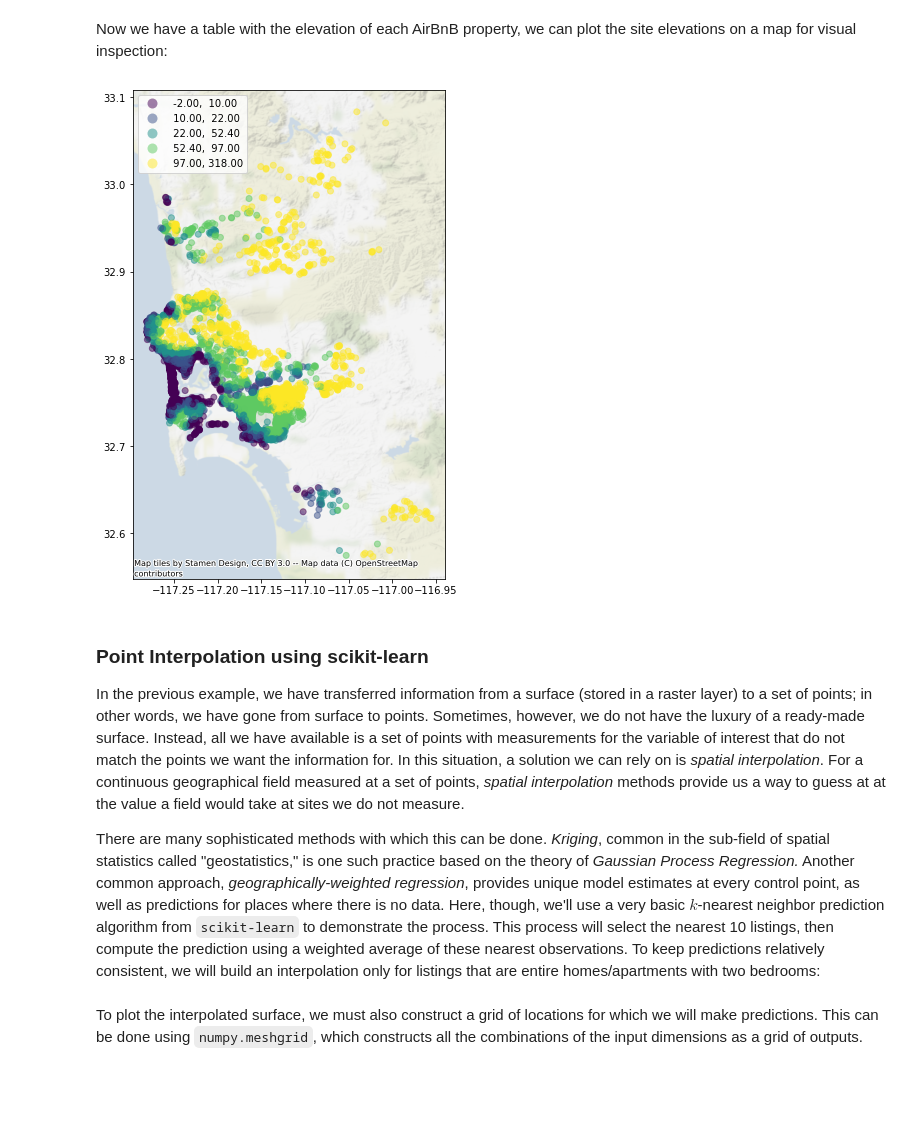
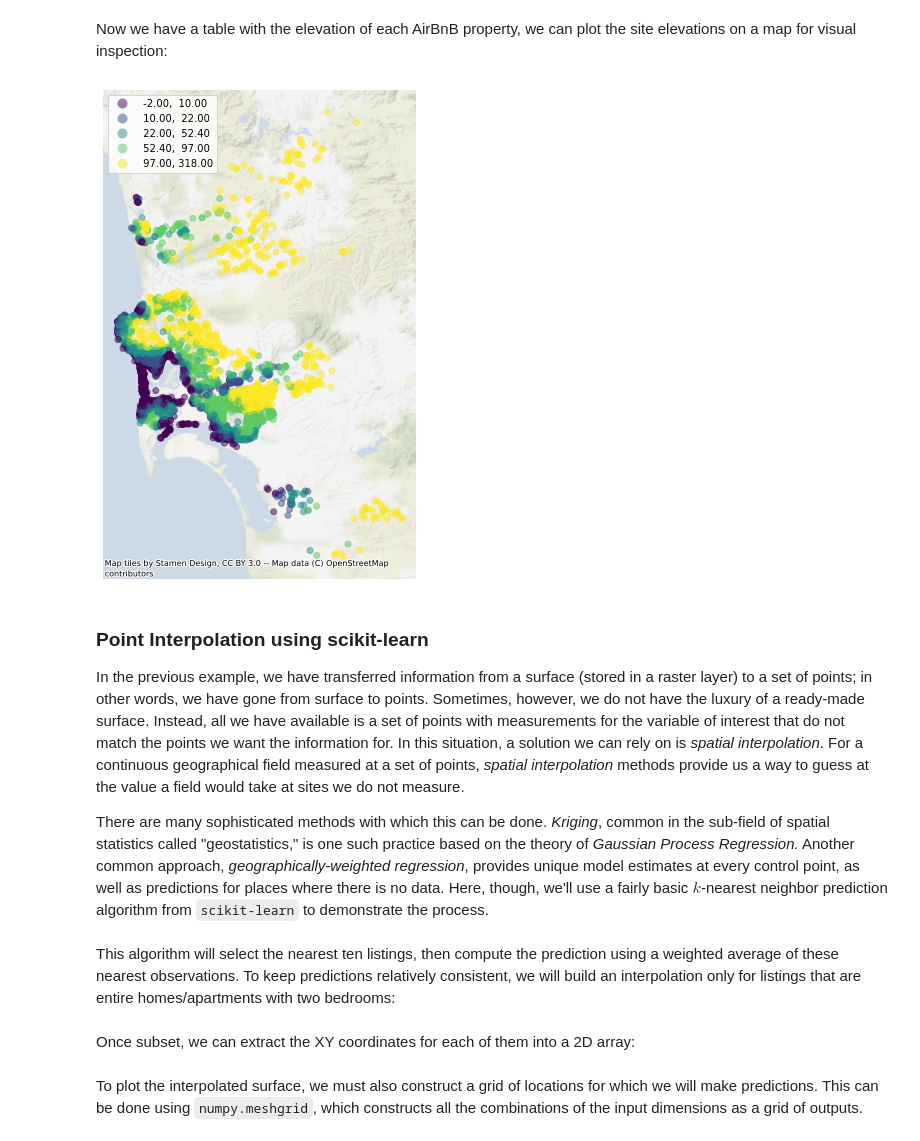
Before and after one commit to gdsbook/book, a Jupyter notebook: notebooks/12_feature_engineering.ipynb, the cells around one changed output. Saved outputs shown, nothing was run; the diff lists cells and outputs as text; code cells hidden in the pictures; blank space fills up the shorter version.

```diff
--- a/notebooks/12_feature_engineering.ipynb
+++ b/notebooks/12_feature_engineering.ipynb
@@ -277,30 +314,38 @@ elevation.head()
 # %% [markdown]
 Now we have a table with the elevation of each  AirBnB property, we can plot the site elevations on a map for visual inspection:
 # %%
+# Set up figure and axis
 f, ax = plt.subplots(1, figsize=(9, 9))
+# Join elevation data to original Airbnb table
 airbnbs.join(
     elevation
+# Plot elevation at each Airbnb location as a quantile choropleth
 ).plot(
     column="Elevation",
     scheme="quantiles",
     legend=True,
     alpha=0.5,
     ax=ax
 )
+# Add Stamen's terrain basemap
 contextily.add_basemap(
     ax,
     crs=airbnbs.crs.to_string(),
     source=contextily.providers.Stamen.TerrainBackground,
     alpha=0.5
 )
+# Remove axes
+ax.set_axis_off();
 # %% [output]
-[figure, old version]
+[figure, new version]
 # %% [markdown]
 ### Point Interpolation using scikit-learn
 
-In the previous example, we have transferred information from a surface (stored in a raster layer) to a set of points; in other words, we have gone from surface to points. Sometimes, however, we do not have the luxury of a ready-made surface. Instead, all we have available is a set of points with measurements for the variable of interest that do not match the points we want the information for. In this situation, a solution we can rely on is *spatial interpolation*. For a continuous geographical field measured at a set of points, *spatial interpolation* methods provide us a way to guess at at the value a field would take at sites we do not measure.
+In the previous example, we have transferred information from a surface (stored in a raster layer) to a set of points; in other words, we have gone from surface to points. Sometimes, however, we do not have the luxury of a ready-made surface. Instead, all we have available is a set of points with measurements for the variable of interest that do not match the points we want the information for. In this situation, a solution we can rely on is *spatial interpolation*. For a continuous geographical field measured at a set of points, *spatial interpolation* methods provide us a way to guess at the value a field would take at sites we do not measure.
 
-There are many sophisticated methods with which this can be done. *Kriging*, common in the sub-field of spatial statistics called "geostatistics," is one such practice based on the theory of *Gaussian Process Regression.* Another common approach, *geographically-weighted regression*, provides unique model estimates at every control point, as well as predictions for places where there is no data. Here, though, we'll use a very basic $k$-nearest neighbor prediction algorithm from `scikit-learn` to demonstrate the process. This process will select the nearest 10 listings, then compute the prediction using a weighted average of these nearest observations. To keep predictions relatively consistent, we will build an interpolation only for listings that are entire homes/apartments with two bedrooms:
+There are many sophisticated methods with which this can be done. *Kriging*, common in the sub-field of spatial statistics called "geostatistics," is one such practice based on the theory of *Gaussian Process Regression.* Another common approach, *geographically-weighted regression*, provides unique model estimates at every control point, as well as predictions for places where there is no data. Here, though, we'll use a fairly basic $k$-nearest neighbor prediction algorithm from `scikit-learn` to demonstrate the process.
 # %%
 from sklearn.neighbors import KNeighborsRegressor
+# %% [markdown]
+This algorithm will select the nearest ten listings, then compute the prediction using a weighted average of these nearest observations. To keep predictions relatively consistent, we will build an interpolation only for listings that are entire homes/apartments with two bedrooms:
 # %%
@@ -308,3 +355,5 @@ two_bed_homes = airbnbs[airbnbs['bedrooms']==2 & airbnbs['rt_Entire_home/apt']]
+# %% [markdown]
+Once subset, we can extract the XY coordinates for each of them into a 2D array:
 # %%
 two_bed_home_locations = numpy.column_stack(
     (two_bed_homes.geometry.x, two_bed_homes.geometry.y)
```
Also changed, not shown: parts of 93 cells of this notebook, 2 other files.
